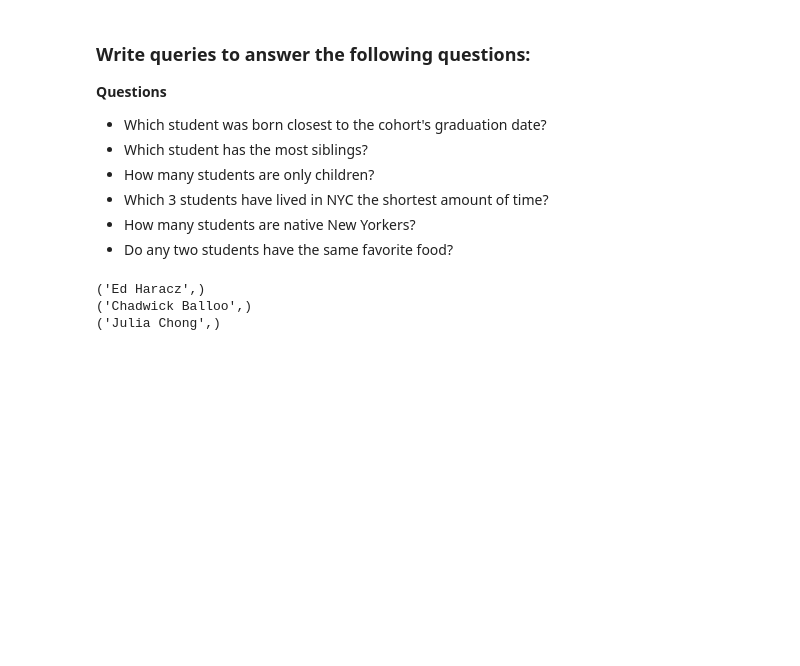
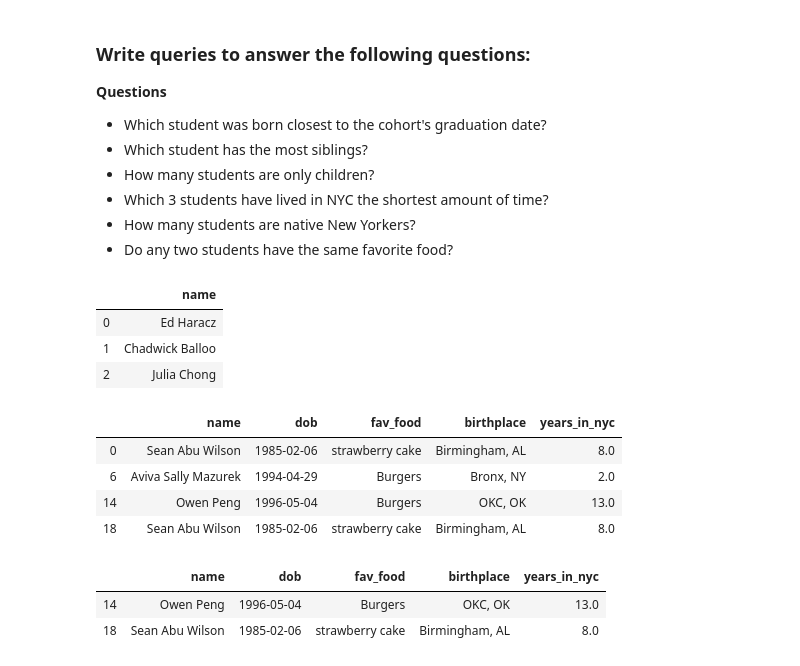
Before and after one commit to fragmento/nyc-ds-111819-lectures, a Jupyter notebook: Mod_2/SQL/AWS_MYSQL_PYTHON_Student_Data.ipynb, the cells around one changed output. Saved outputs shown, nothing was run; the diff lists cells and outputs as text; code cells hidden in the pictures; blank space fills up the shorter version.

```diff
--- a/Mod_2/SQL/AWS_MYSQL_PYTHON_Student_Data.ipynb
+++ b/Mod_2/SQL/AWS_MYSQL_PYTHON_Student_Data.ipynb
@@ -414,9 +409,6 @@ cnx = mysql.connector .connect(
     password = config.password
 )
 
-print(cnx) # it will print a connection object if everything is fine
-
-
-cursor = cnx.cursor()
+c = cnx.cursor()
 
 cnx.database = 'students'
@@ -501,9 +497,28 @@ result = cursor.execute(q1)
-# %%
-r1 = cursor.fetchall()
-
-for i in r1:
-    print(i)
-# %% [output]
-('Ed Haracz',)
-('Chadwick Balloo',)
-('Julia Chong',)
+# %%
+config.make_df(c, q1)
+# %% [output]
+|  | name |
+| 0 | Ed Haracz |
+| 1 | Chadwick Balloo |
+| 2 | Julia Chong |
+# %%
+q2 ="""
+SELECT *
+FROM students
+"""
+# %%
+df2 = config.make_df(c, q2)
+# %%
+df2[df2['fav_food'].duplicated(keep=False)]
+# %% [output]
+|  | name | dob | fav_food | birthplace | years_in_nyc |
+| 0 | Sean Abu Wilson | 1985-02-06 | strawberry cake | Birmingham, AL | 8.0 |
+| 6 | Aviva Sally Mazurek | 1994-04-29 | Burgers | Bronx, NY | 2.0 |
+| 14 | Owen Peng | 1996-05-04 | Burgers | OKC, OK | 13.0 |
+| 18 | Sean Abu Wilson | 1985-02-06 | strawberry cake | Birmingham, AL | 8.0 |
+# %%
+df2[df2['fav_food'].duplicated() == True]
+# %% [output]
+|  | name | dob | fav_food | birthplace | years_in_nyc |
+| 14 | Owen Peng | 1996-05-04 | Burgers | OKC, OK | 13.0 |
+| 18 | Sean Abu Wilson | 1985-02-06 | strawberry cake | Birmingham, AL | 8.0 |
```
Also changed, not shown: parts of 26 cells of this notebook, 1 other file.
